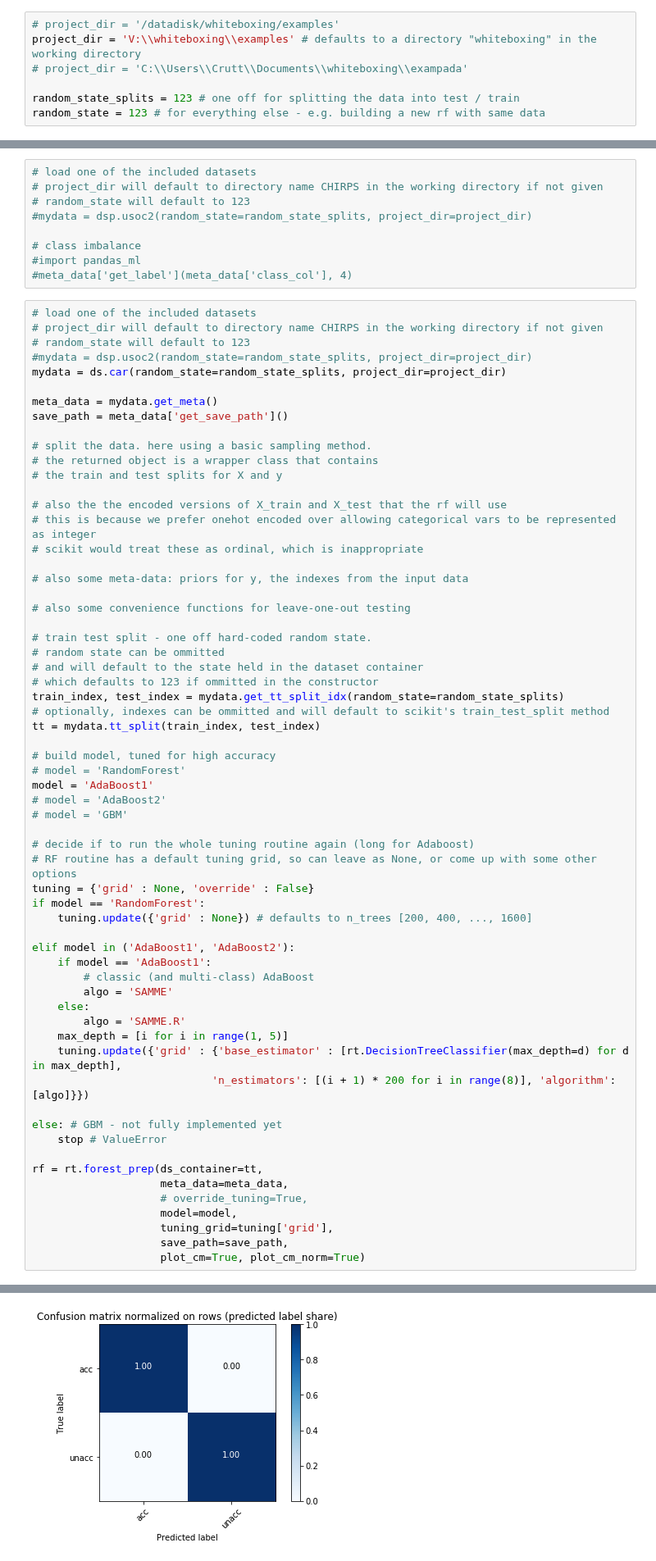
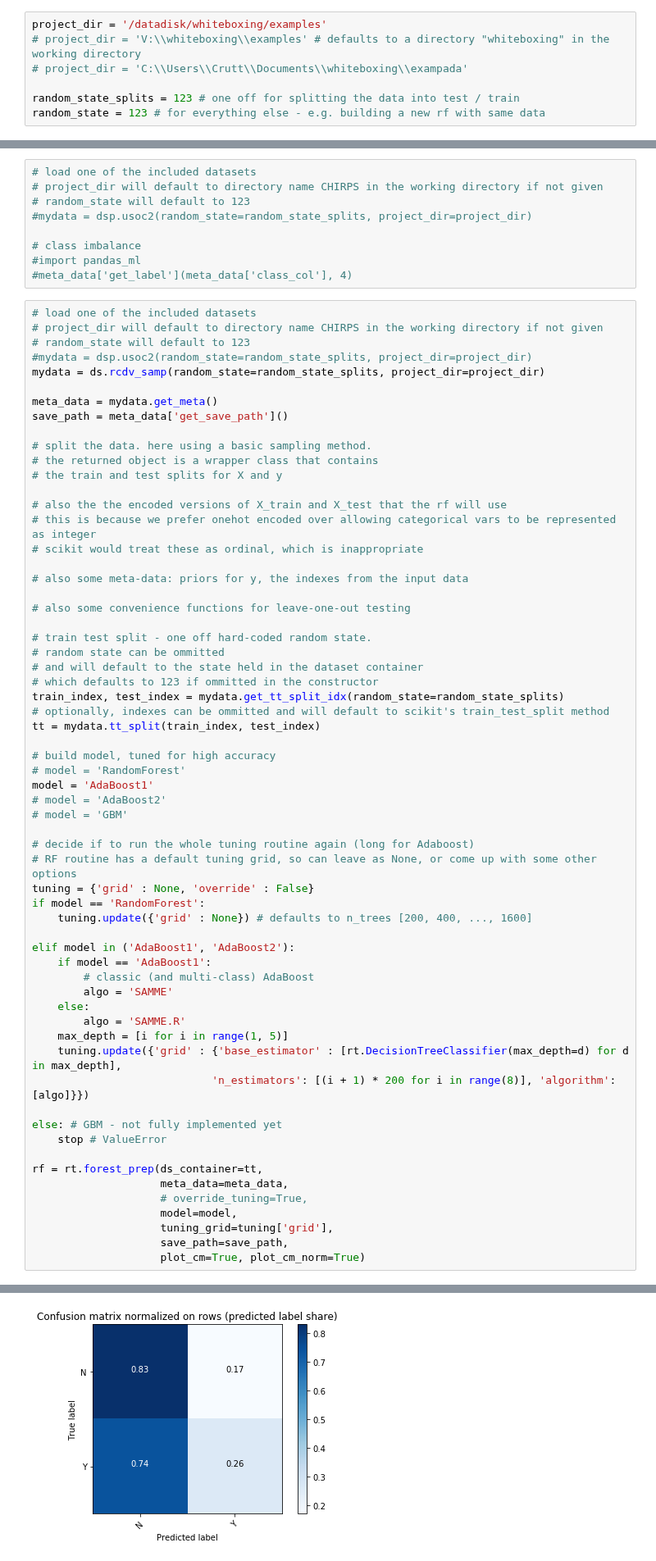
Before and after one commit to julianhatwell/explain_te, a Jupyter notebook: CHIRPS Examples.ipynb, the cells around one changed output, grey strips where cells are left out. Shown at 82% size. Cells and saved outputs as stored; diff of their text form.

```diff
--- a/CHIRPS Examples.ipynb
+++ b/CHIRPS Examples.ipynb
@@ -28,8 +28,8 @@ import CHIRPS.routines as rt
 # %% [markdown]
 ### common config - can be ommitted if defaults are OK
 # %%
-# project_dir = '/datadisk/whiteboxing/examples'
-project_dir = 'V:\\whiteboxing\\examples' # defaults to a directory "whiteboxing" in the working directory
+project_dir = '/datadisk/whiteboxing/examples'
+# project_dir = 'V:\\whiteboxing\\examples' # defaults to a directory "whiteboxing" in the working directory
 # project_dir = 'C:\\Users\\Crutt\\Documents\\whiteboxing\\exampada'
 
 random_state_splits = 123 # one off for splitting the data into test / train
@@ -52,7 +52,7 @@ Then split the data into training and (hold out) test set using the convenience
 # project_dir will default to directory name CHIRPS in the working directory if not given
 # random_state will default to 123
 #mydata = dsp.usoc2(random_state=random_state_splits, project_dir=project_dir)
-mydata = ds.car(random_state=random_state_splits, project_dir=project_dir)
+mydata = ds.rcdv_samp(random_state=random_state_splits, project_dir=project_dir)
 
 meta_data = mydata.get_meta()
 save_path = meta_data['get_save_path']()
@@ -137,4 +134,4 @@ Normalized confusion matrix
-[figure, old version]
+[figure, new version]
 # %% [markdown]
 # Preparing unseen data
 
```
Also changed, not shown: parts of 2 cells of this notebook, 1 other file.
